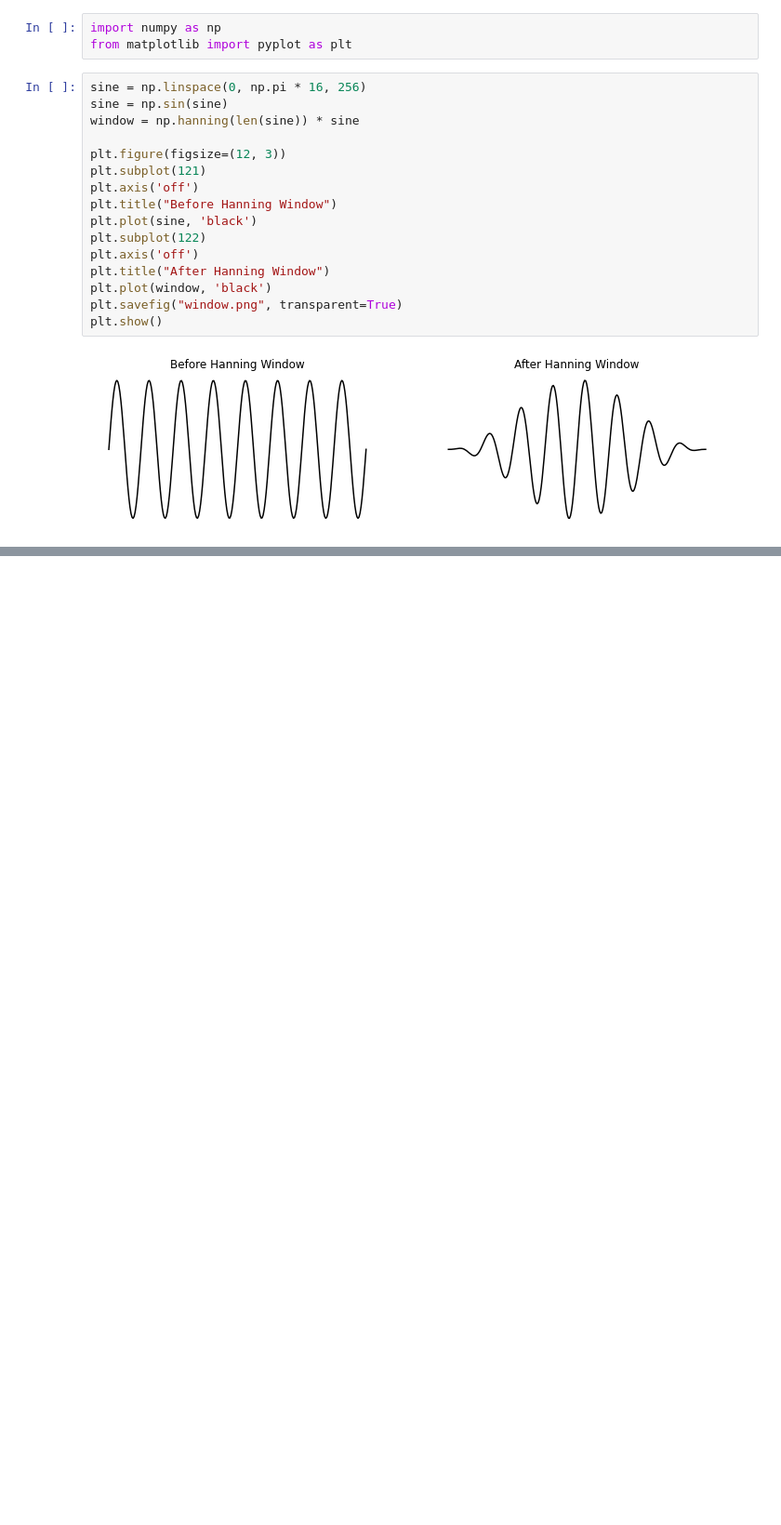
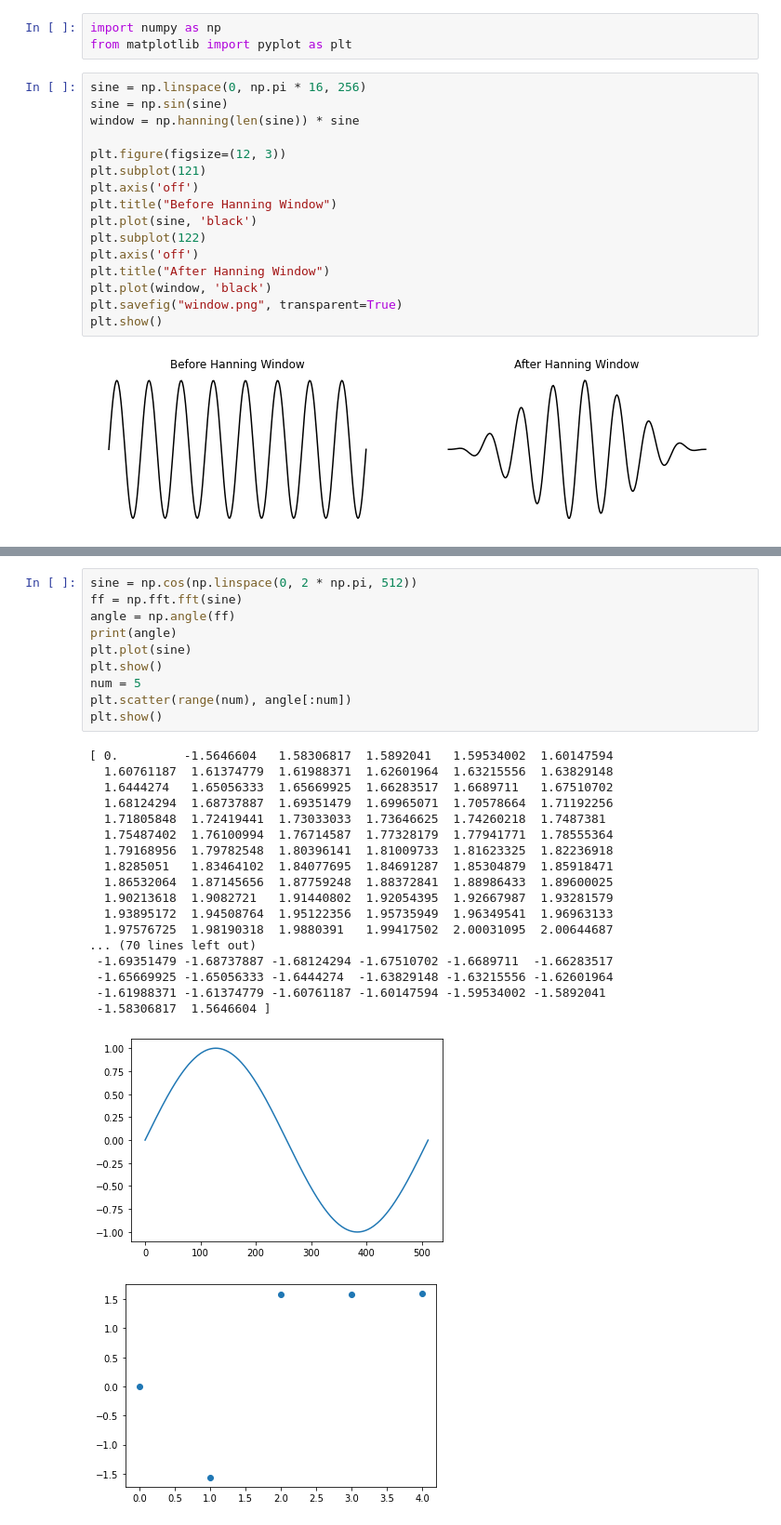
Before and after one commit to ancientjpeg/RTSTFT, a Jupyter notebook: docs/paper_graphs.ipynb, the cells around one changed output, grey strips where cells are left out. Shown at 93% size. Drawn from its saved outputs; the diff is of its cells as text; blank space fills up the shorter version.

```diff
--- a/docs/paper_graphs.ipynb
+++ b/docs/paper_graphs.ipynb
@@ -37,0 +38,30 @@ plt.show()
+# %%
+sine = np.cos(np.linspace(0, 2 * np.pi, 512))
+ff = np.fft.fft(sine)
+angle = np.angle(ff)
+print(angle)
+plt.plot(sine)
+plt.show()
+num = 5
+plt.scatter(range(num), angle[:num])
+plt.show()
+# %% [output]
+[ 0.         -1.5646604   1.58306817  1.5892041   1.59534002  1.60147594
+  1.60761187  1.61374779  1.61988371  1.62601964  1.63215556  1.63829148
+  1.6444274   1.65056333  1.65669925  1.66283517  1.6689711   1.67510702
+  1.68124294  1.68737887  1.69351479  1.69965071  1.70578664  1.71192256
+  1.71805848  1.72419441  1.73033033  1.73646625  1.74260218  1.7487381
+  1.75487402  1.76100994  1.76714587  1.77328179  1.77941771  1.78555364
+  1.79168956  1.79782548  1.80396141  1.81009733  1.81623325  1.82236918
+  1.8285051   1.83464102  1.84077695  1.84691287  1.85304879  1.85918471
+  1.86532064  1.87145656  1.87759248  1.88372841  1.88986433  1.89600025
+  1.90213618  1.9082721   1.91440802  1.92054395  1.92667987  1.93281579
+  1.93895172  1.94508764  1.95122356  1.95735949  1.96349541  1.96963133
+  1.97576725  1.98190318  1.9880391   1.99417502  2.00031095  2.00644687
+... (70 lines left out)
+ -1.69351479 -1.68737887 -1.68124294 -1.67510702 -1.6689711  -1.66283517
+ -1.65669925 -1.65056333 -1.6444274  -1.63829148 -1.63215556 -1.62601964
+ -1.61988371 -1.61374779 -1.60761187 -1.60147594 -1.59534002 -1.5892041
+ -1.58306817  1.5646604 ]
+[figure, added]
+[figure, added]
```
Also changed, not shown: parts of 1 cell of this notebook, 1 other file.
